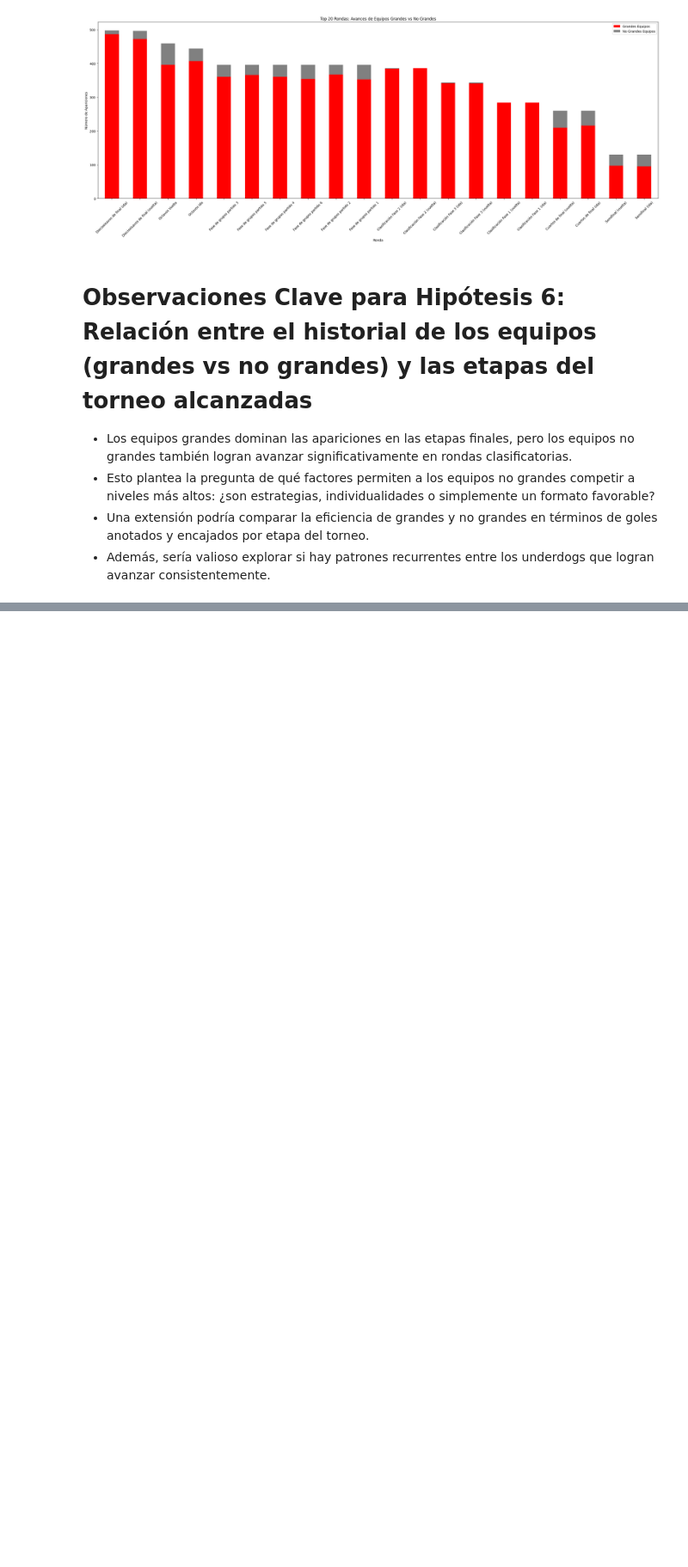
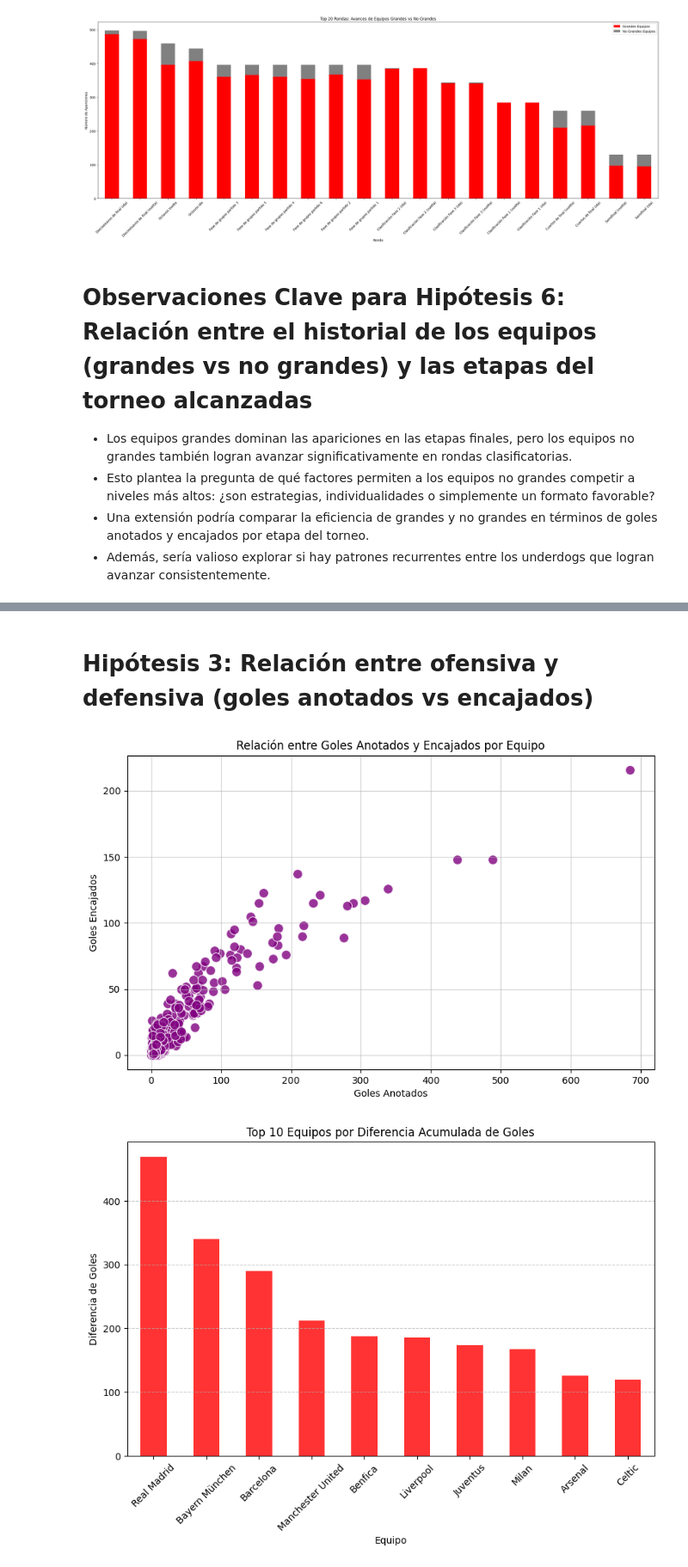
Before and after one commit to 27MarioGomez/ONLINE_DS_THEBRIDGE_27MarioGomez, a Jupyter notebook: Project_Break_I__EDA/EDA - CHAMPIONS LEAGUE/main.ipynb, the cells around one changed output, grey strips where cells are left out. Shown at 86% size. Drawn from its saved outputs; the diff is of its cells as text; code cells hidden in the pictures; blank space fills up the shorter version.

```diff
--- a/Project_Break_I__EDA/EDA - CHAMPIONS LEAGUE/main.ipynb
+++ b/Project_Break_I__EDA/EDA - CHAMPIONS LEAGUE/main.ipynb
@@ -793,0 +1008,31 @@ plt.show()
+# %% [markdown]
+# Hipótesis 3: Relación entre ofensiva y defensiva (goles anotados vs encajados)
+# %%
+# Relación entre goles anotados y encajados
+team_stats = df_cleaned.groupby('Team 1')[['Team 1 Goals', 'Team 2 Goals']].sum().rename(
+    columns={'Team 1 Goals': 'Goals Scored', 'Team 2 Goals': 'Goals Conceded'}
+)
+
+plt.figure(figsize=(10, 6))
+sns.scatterplot(x='Goals Scored', y='Goals Conceded', data=team_stats, color='purple', s=100, alpha=0.8)
+plt.title('Relación entre Goles Anotados y Encajados por Equipo')
+plt.xlabel('Goles Anotados')
+plt.ylabel('Goles Encajados')
+plt.grid(alpha=0.6)
+plt.show()
+
+# Diferencia acumulada de goles por equipo
+team_stats['Goal Difference'] = team_stats['Goals Scored'] - team_stats['Goals Conceded']
+top_goal_diff = team_stats['Goal Difference'].nlargest(10)
+
+plt.figure(figsize=(10, 6))
+top_goal_diff.plot(kind='bar', color='red', alpha=0.8)
+plt.title('Top 10 Equipos por Diferencia Acumulada de Goles')
+plt.xlabel('Equipo')
+plt.ylabel('Diferencia de Goles')
+plt.xticks(rotation=45)
+plt.grid(axis='y', linestyle='--', alpha=0.7)
+plt.show()
+# %% [output]
+[figure, added]
+[figure, added]
```
Also changed, not shown: parts of 12 cells of this notebook.
